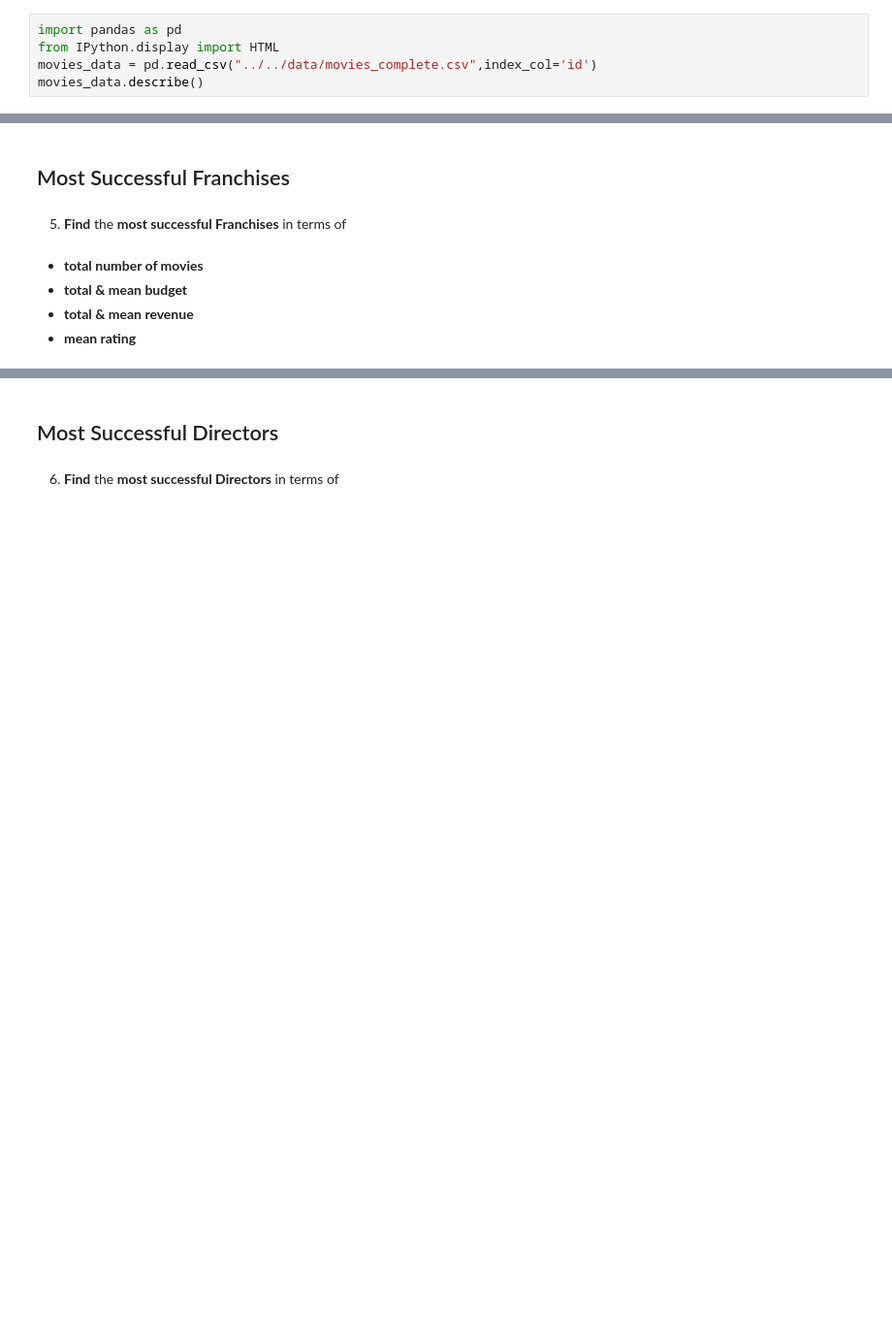
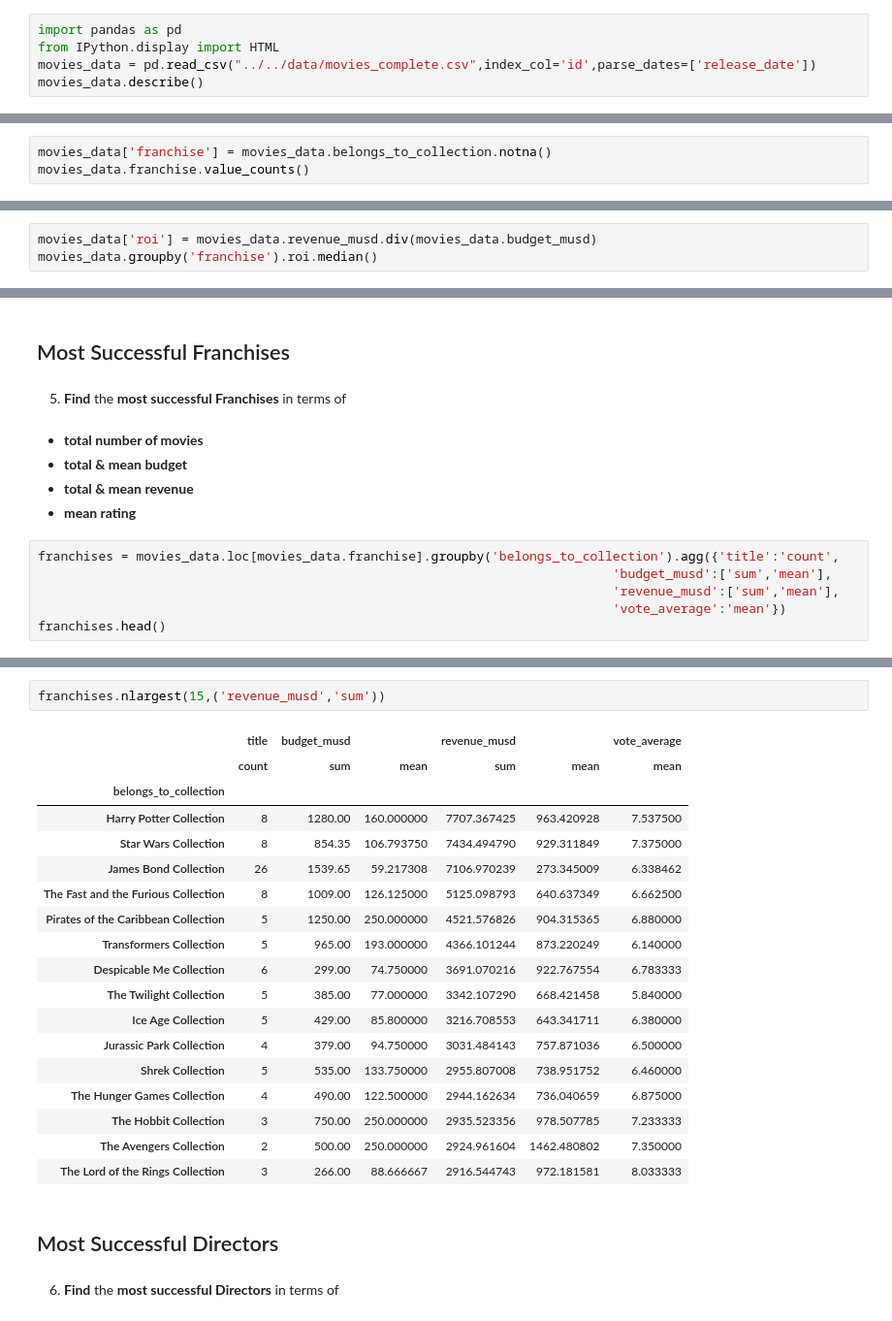
Before and after one commit to ishank296/pandas_practice_eda, a Jupyter notebook: pandas/eda_projects/Project_01_ProjectBrief_blank.ipynb, the cells around one changed output, grey strips where cells are left out. Shown at 97% size. Drawn from its saved outputs; the diff is of its cells as text; blank space fills up the shorter version.

```diff
--- a/pandas/eda_projects/Project_01_ProjectBrief_blank.ipynb
+++ b/pandas/eda_projects/Project_01_ProjectBrief_blank.ipynb
@@ -37,7 +37,7 @@ __Some additional information on Features/Columns__:
 # %%
 import pandas as pd
 from IPython.display import HTML
-movies_data = pd.read_csv("../../data/movies_complete.csv",index_col='id')
+movies_data = pd.read_csv("../../data/movies_complete.csv",index_col='id',parse_dates=['release_date'])
 movies_data.describe()
 # %% [output]
 |  | budget_musd | revenue_musd | vote_count | vote_average | popularity | runtime | cast_size | crew_size |
@@ -212,0 +206,3 @@ movies_data.groupby('belongs_to_collection')['revenue_musd','budget_musd','popul
+# %%
+movies_data['franchise'] = movies_data.belongs_to_collection.notna()
+movies_data.franchise.value_counts()
@@ -213,2 +220,5 @@ movies_data.groupby('belongs_to_collection')['revenue_musd','budget_musd','popul
 # %% [markdown]
 __Franchise vs. Stand-alone: Return on Investment / Profitability (median)__
+# %%
+movies_data['roi'] = movies_data.revenue_musd.div(movies_data.budget_musd)
+movies_data.groupby('franchise').roi.median()
@@ -227,3 +263,9 @@ __Franchise vs. Stand-alone: Average Rating__
 - __total & mean budget__
 - __total & mean revenue__
 - __mean rating__
+# %%
+franchises = movies_data.loc[movies_data.franchise].groupby('belongs_to_collection').agg({'title':'count',
+                                                                            'budget_musd':['sum','mean'],
+                                                                            'revenue_musd':['sum','mean'],
+                                                                            'vote_average':'mean'})
+franchises.head()
@@ -230,3 +281,24 @@ __Franchise vs. Stand-alone: Average Rating__
+# %%
+franchises.nlargest(15,('revenue_musd','sum'))
+# %% [output]
+|  | title | budget_musd |  | revenue_musd |  | vote_average |
+|  | count | sum | mean | sum | mean | mean |
+| belongs_to_collection |  |  |  |  |  |  |
+| Harry Potter Collection | 8 | 1280.00 | 160.000000 | 7707.367425 | 963.420928 | 7.537500 |
+| Star Wars Collection | 8 | 854.35 | 106.793750 | 7434.494790 | 929.311849 | 7.375000 |
+| James Bond Collection | 26 | 1539.65 | 59.217308 | 7106.970239 | 273.345009 | 6.338462 |
+| The Fast and the Furious Collection | 8 | 1009.00 | 126.125000 | 5125.098793 | 640.637349 | 6.662500 |
+| Pirates of the Caribbean Collection | 5 | 1250.00 | 250.000000 | 4521.576826 | 904.315365 | 6.880000 |
+| Transformers Collection | 5 | 965.00 | 193.000000 | 4366.101244 | 873.220249 | 6.140000 |
+| Despicable Me Collection | 6 | 299.00 | 74.750000 | 3691.070216 | 922.767554 | 6.783333 |
+| The Twilight Collection | 5 | 385.00 | 77.000000 | 3342.107290 | 668.421458 | 5.840000 |
+| Ice Age Collection | 5 | 429.00 | 85.800000 | 3216.708553 | 643.341711 | 6.380000 |
+| Jurassic Park Collection | 4 | 379.00 | 94.750000 | 3031.484143 | 757.871036 | 6.500000 |
+| Shrek Collection | 5 | 535.00 | 133.750000 | 2955.807008 | 738.951752 | 6.460000 |
+| The Hunger Games Collection | 4 | 490.00 | 122.500000 | 2944.162634 | 736.040659 | 6.875000 |
+| The Hobbit Collection | 3 | 750.00 | 250.000000 | 2935.523356 | 978.507785 | 7.233333 |
+| The Avengers Collection | 2 | 500.00 | 250.000000 | 2924.961604 | 1462.480802 | 7.350000 |
+| The Lord of the Rings Collection | 3 | 266.00 | 88.666667 | 2916.544743 | 972.181581 | 8.033333 |
 # %% [markdown]
 ## Most Successful Directors
 # %% [markdown]
```
Also changed, not shown: parts of 11 cells of this notebook.
